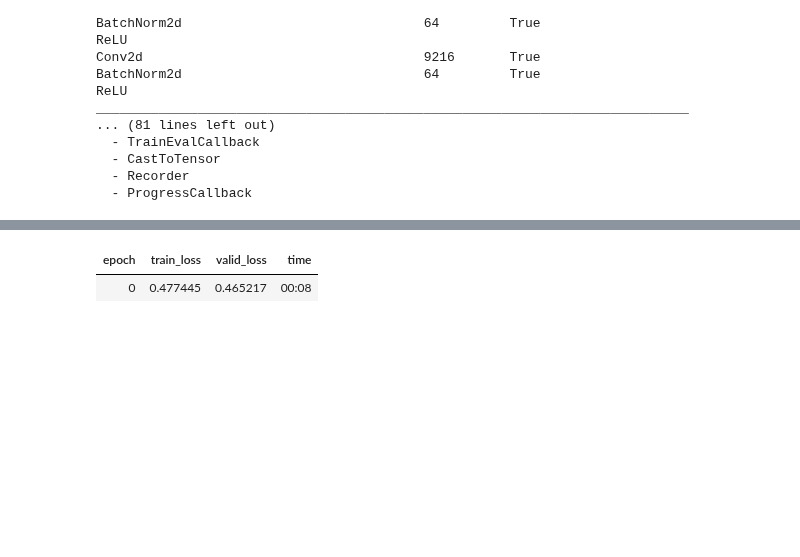
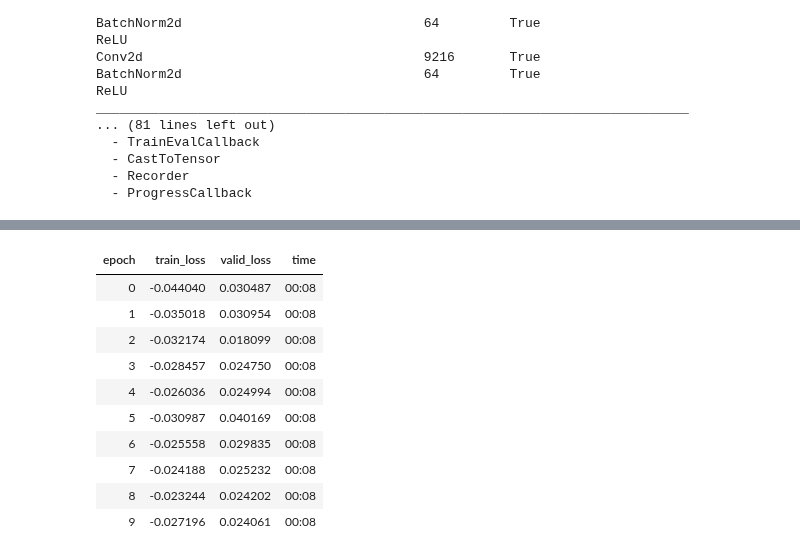
Before and after one commit to bmandracchia/Noise2Model, a Jupyter notebook: nbs/94_demo_demo4.ipynb, the cells around one changed output, grey strips where cells are left out. Cells and saved outputs as stored; diff of their text form; code cells hidden in the pictures; blank space fills up the shorter version.

```diff
--- a/nbs/94_demo_demo4.ipynb
+++ b/nbs/94_demo_demo4.ipynb
@@ -118,8 +122,17 @@ ____________________________________________________________________________
 # %%
-learn.fit_one_cycle(1, lr_max=1e-03) #cbs=ShowGraphCallback()
+learn.fit_one_cycle(10, lr_max=5e-02) #cbs=ShowGraphCallback()
 # %% [output]
 | epoch | train_loss | valid_loss | time |
-| 0 | 0.477445 | 0.465217 | 00:08 |
+| 0 | -0.044040 | 0.030487 | 00:08 |
+| 1 | -0.035018 | 0.030954 | 00:08 |
+| 2 | -0.032174 | 0.018099 | 00:08 |
+| 3 | -0.028457 | 0.024750 | 00:08 |
+| 4 | -0.026036 | 0.024994 | 00:08 |
+| 5 | -0.030987 | 0.040169 | 00:08 |
+| 6 | -0.025558 | 0.029835 | 00:08 |
+| 7 | -0.024188 | 0.025232 | 00:08 |
+| 8 | -0.023244 | 0.024202 | 00:08 |
+| 9 | -0.027196 | 0.024061 | 00:08 |
 # %%
 learn.show_results(max_n=10, cmap='gray')
 # %% [output]
```
Also changed, not shown: parts of 5 cells of this notebook, 3 other files.
